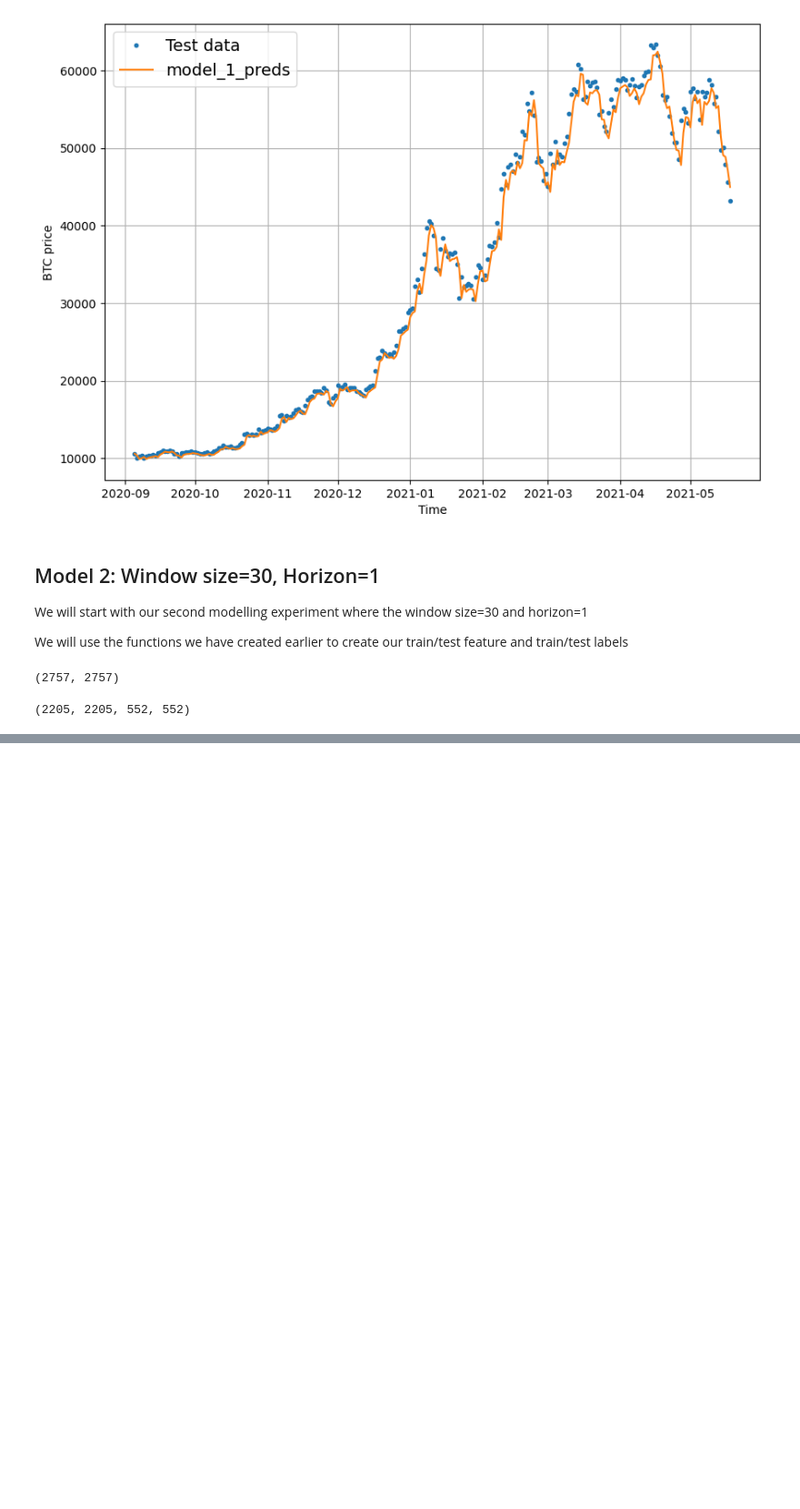
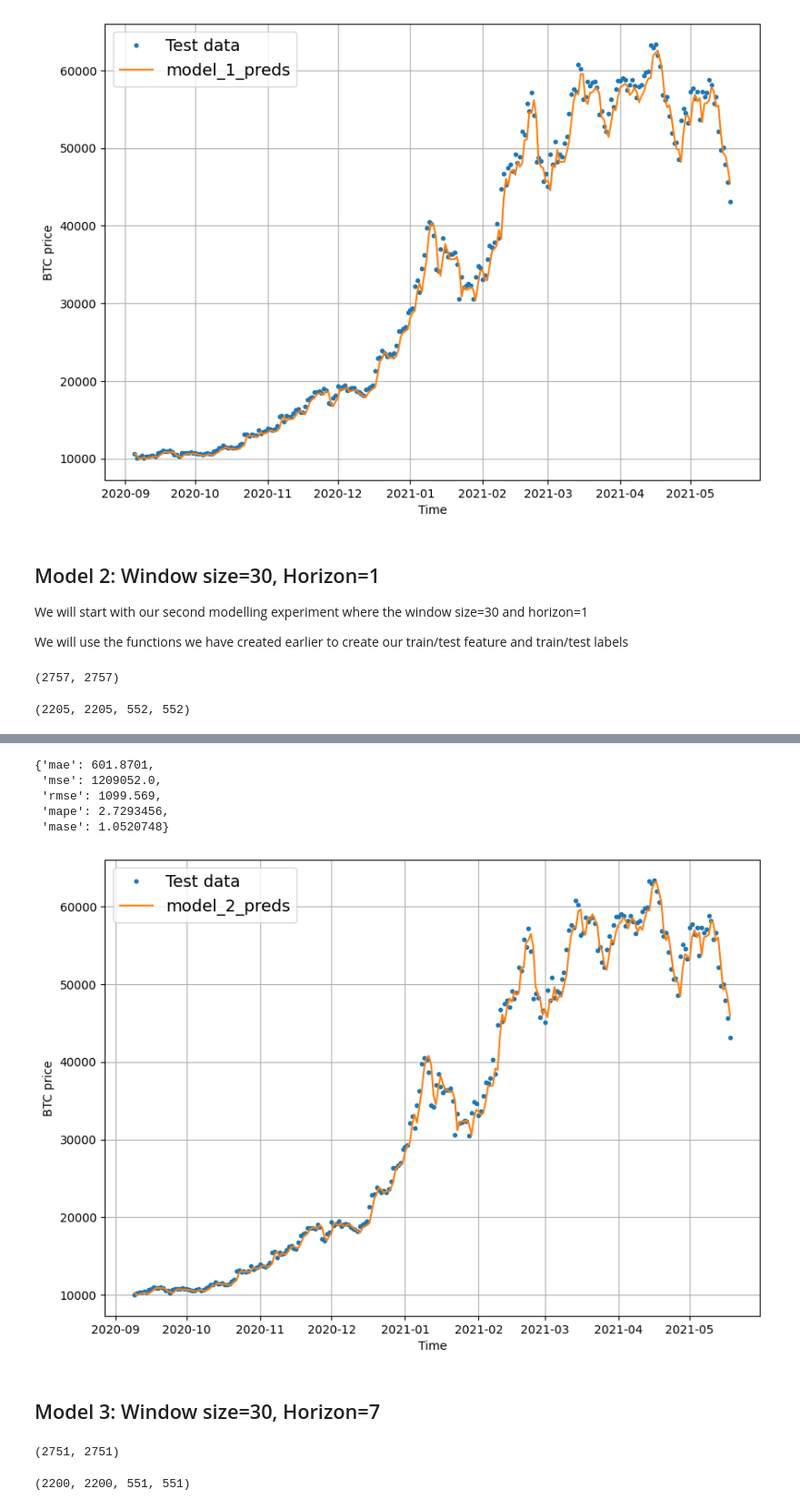
Before and after one commit to bikash119/learn_tensorflow, a Jupyter notebook: learn_tf_007.ipynb, the cells around one changed output, grey strips where cells are left out. Shown at 91% size. Saved outputs shown, nothing was run; the diff lists cells and outputs as text; code cells hidden in the pictures; blank space fills up the shorter version.

```diff
--- a/learn_tf_007.ipynb
+++ b/learn_tf_007.ipynb
@@ -349,7 +349,7 @@ def make_windows(x, window_size=7, horizon=1):
   # 1. Create a window of specific window size (add the horizon on the end for later labelling)
   window_step= np.expand_dims(np.arange(window_size+horizon),axis=0)
   # 2. Create a 2D array of multiple window steps
-  window_indexes= window_step+ np.expand_dims(np.arange(len(x)- window_size+horizon-1),axis=0).T
+  window_indexes= window_step+ np.expand_dims(np.arange(len(x)- (window_size+horizon-1)),axis=0).T
   # 3. Index on the target array with 2D array of multiple window steps
   windowed_array= x[window_indexes]
   # 4. Get the labelled windows
@@ -634,0 +645,3 @@ WARNING:absl:Found untraced functions such as _update_step_xla while saving (sho
+# %%
+model_2_preds = make_preds(model_2,test_window)
+len(model_2_preds),model_2_preds[:10]
@@ -634,0 +654,35 @@ WARNING:absl:Found untraced functions such as _update_step_xla while saving (sho
+# %%
+model_2_results = evaluate_pred(y_true=tf.squeeze(test_label)
+                                ,y_pred=model_2_preds)
+model_2_results
+# %% [output]
+{'mae': 601.8701,
+ 'mse': 1209052.0,
+ 'rmse': 1099.569,
+ 'mape': 2.7293456,
+ 'mase': 1.0520748}
+# %%
+## Lets plot the predictions
+offset=300
+plt.figure(figsize=(10,7))
+plot_time_series(timesteps=X_test[-len(test_window):],values=test_label[:,0]
+                 ,start=offset,label="Test data")
+plot_time_series(timesteps=X_test[-len(test_window):],values=model_2_preds
+                 ,start=offset,label="model_2_preds",format="-")
+# %% [output]
+[figure, added]
+# %% [markdown]
+## Model 3: Window size=30, Horizon=7
+# %%
+WINDOW_SIZE=30
+HORIZON=7
+full_window, full_label = make_windows(prices, window_size=WINDOW_SIZE,horizon=HORIZON)
+len(full_window), len(full_label)
+# %% [output]
+(2751, 2751)
+# %%
+train_window, train_label, test_window, test_label = make_train_test_split(windows=full_window, labels=full_label
+                                                                           ,test_split=0.2)
+len(train_window), len(train_label), len(test_window), len(test_label)
+# %% [output]
+(2200, 2200, 551, 551)
```
Also changed, not shown: parts of 13 cells of this notebook.
